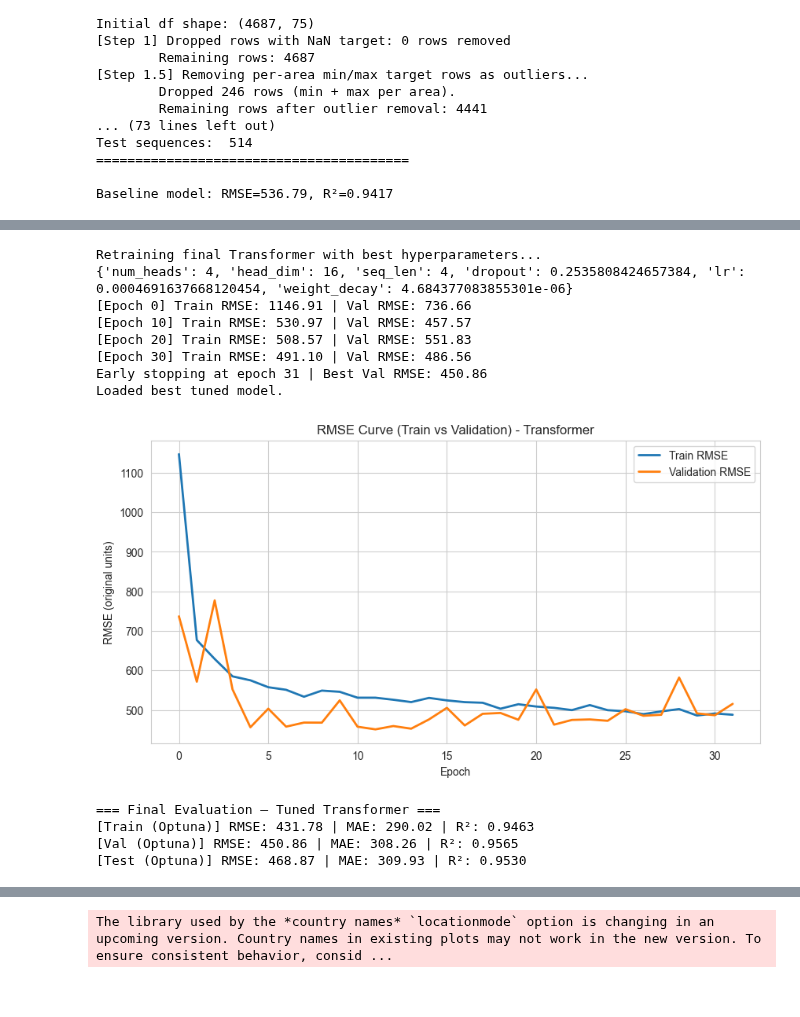
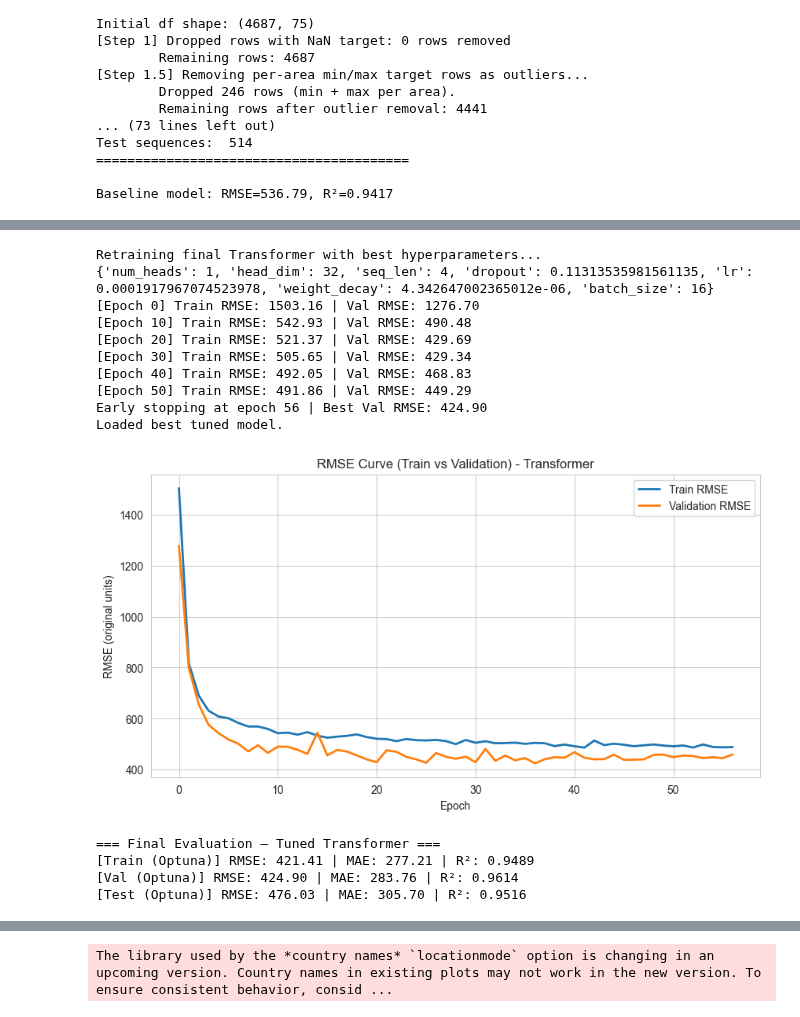
Before and after one commit to pavinpp/ML_project, a Jupyter notebook: Part_5_Model_Transformer.ipynb, the cells around one changed output, grey strips where cells are left out. Cells and saved outputs as stored; diff of their text form; code cells hidden in the pictures.

```diff
--- a/Part_5_Model_Transformer.ipynb
+++ b/Part_5_Model_Transformer.ipynb
@@ -56,7 +56,7 @@ LAG_1_FEATURE = f'avg_yield_{CHOSEN_CROP}_1y'
 # %%
 CHOSEN_CROP = "rice"
 TARGET_COL = f"Y_{CHOSEN_CROP}"
-PARQUET_PATH = '../../Parquet/XY_v3.parquet'
+PARQUET_PATH = 'Parquet/XY_v3.parquet'
 SEQ_LEN     = 5              # try larger windows; model uses past SEQ_LEN years
 BATCH_SIZE  = 32
 CLIP_QUANT  = 0.01           # 1%-99% clipping to tame outliers
@@ -1070,6 +1072,7 @@ best_seq_len = best_params["seq_len"]
 best_dropout      = best_params["dropout"]
 best_lr           = best_params["lr"]
 best_weight_decay = best_params["weight_decay"]
+best_batch_size = best_params["batch_size"]
 
 # Rebuild loaders with best seq_len
 train_loader_opt, val_loader_opt, test_loader_opt, feature_cols_opt, scaler_y_opt = preprocess_and_build_loaders(
@@ -1077,7 +1080,7 @@ train_loader_opt, val_loader_opt, test_loader_opt, feature_cols_opt, scaler_y_op
     chosen_crop=CHOSEN_CROP,
     target_col=TARGET_COL,
     seq_len=best_seq_len,
-    batch_size=BATCH_SIZE,
+    batch_size=best_batch_size,
     clip_quant=CLIP_QUANT,
 )
 
@@ -1167,44 +1170,46 @@ for epoch in range(max_epochs):
         break
 
 # Load best model
 if best_state is not None:
     model_opt.load_state_dict(best_state)
     print("Loaded best tuned model.")
 
 
 # ... everything up to the RMSE curve plot stays the same
 
 plt.figure(figsize=(10, 5))
 plt.plot(history_opt["train_rmse"], label="Train RMSE", linewidth=2)
 plt.plot(history_opt["val_rmse"], label="Validation RMSE", linewidth=2)
 plt.xlabel("Epoch")
 plt.ylabel("RMSE (original units)")
 plt.title("RMSE Curve (Train vs Validation) - Transformer")
 plt.legend()
 plt.grid(True)
 plt.show()
 
 # ============================================================
 # 11. FINAL EVALUATION OF TUNED TRANSFORMER (TRAIN / VAL / TEST)
 # ============================================================
 print("\n=== Final Evaluation – Tuned Transformer ===")
 _ = evaluate_loader(model_opt, train_loader_opt, scaler_y_opt, split_name="Train (Optuna)")
 _ = evaluate_loader(model_opt, val_loader_opt, scaler_y_opt, split_name="Val (Optuna)")
 _ = evaluate_loader(model_opt, test_loader_opt, scaler_y_opt, split_name="Test (Optuna)")
 # %% [output]
 Retraining final Transformer with best hyperparameters...
-{'num_heads': 4, 'head_dim': 16, 'seq_len': 4, 'dropout': 0.2535808424657384, 'lr': 0.0004691637668120454, 'weight_decay': 4.684377083855301e-06}
-[Epoch 0] Train RMSE: 1146.91 | Val RMSE: 736.66
-[Epoch 10] Train RMSE: 530.97 | Val RMSE: 457.57
-[Epoch 20] Train RMSE: 508.57 | Val RMSE: 551.83
-[Epoch 30] Train RMSE: 491.10 | Val RMSE: 486.56
-Early stopping at epoch 31 | Best Val RMSE: 450.86
+{'num_heads': 1, 'head_dim': 32, 'seq_len': 4, 'dropout': 0.11313535981561135, 'lr': 0.0001917967074523978, 'weight_decay': 4.342647002365012e-06, 'batch_size': 16}
+[Epoch 0] Train RMSE: 1503.16 | Val RMSE: 1276.70
+[Epoch 10] Train RMSE: 542.93 | Val RMSE: 490.48
+[Epoch 20] Train RMSE: 521.37 | Val RMSE: 429.69
+[Epoch 30] Train RMSE: 505.65 | Val RMSE: 429.34
+[Epoch 40] Train RMSE: 492.05 | Val RMSE: 468.83
+[Epoch 50] Train RMSE: 491.86 | Val RMSE: 449.29
+Early stopping at epoch 56 | Best Val RMSE: 424.90
 Loaded best tuned model.
-[figure, old version]
+[figure, new version]
 === Final Evaluation – Tuned Transformer ===
-[Train (Optuna)] RMSE: 431.78 | MAE: 290.02 | R²: 0.9463
-[Val (Optuna)] RMSE: 450.86 | MAE: 308.26 | R²: 0.9565
-[Test (Optuna)] RMSE: 468.87 | MAE: 309.93 | R²: 0.9530
+[Train (Optuna)] RMSE: 421.41 | MAE: 277.21 | R²: 0.9489
+[Val (Optuna)] RMSE: 424.90 | MAE: 283.76 | R²: 0.9614
+[Test (Optuna)] RMSE: 476.03 | MAE: 305.70 | R²: 0.9516
 # %%
 # Optuna Visualizations
 name = f"{CHOSEN_CROP.capitalize()}_Yield_Transformer"
```
Also changed, not shown: parts of 10 cells of this notebook, 2 other files.
